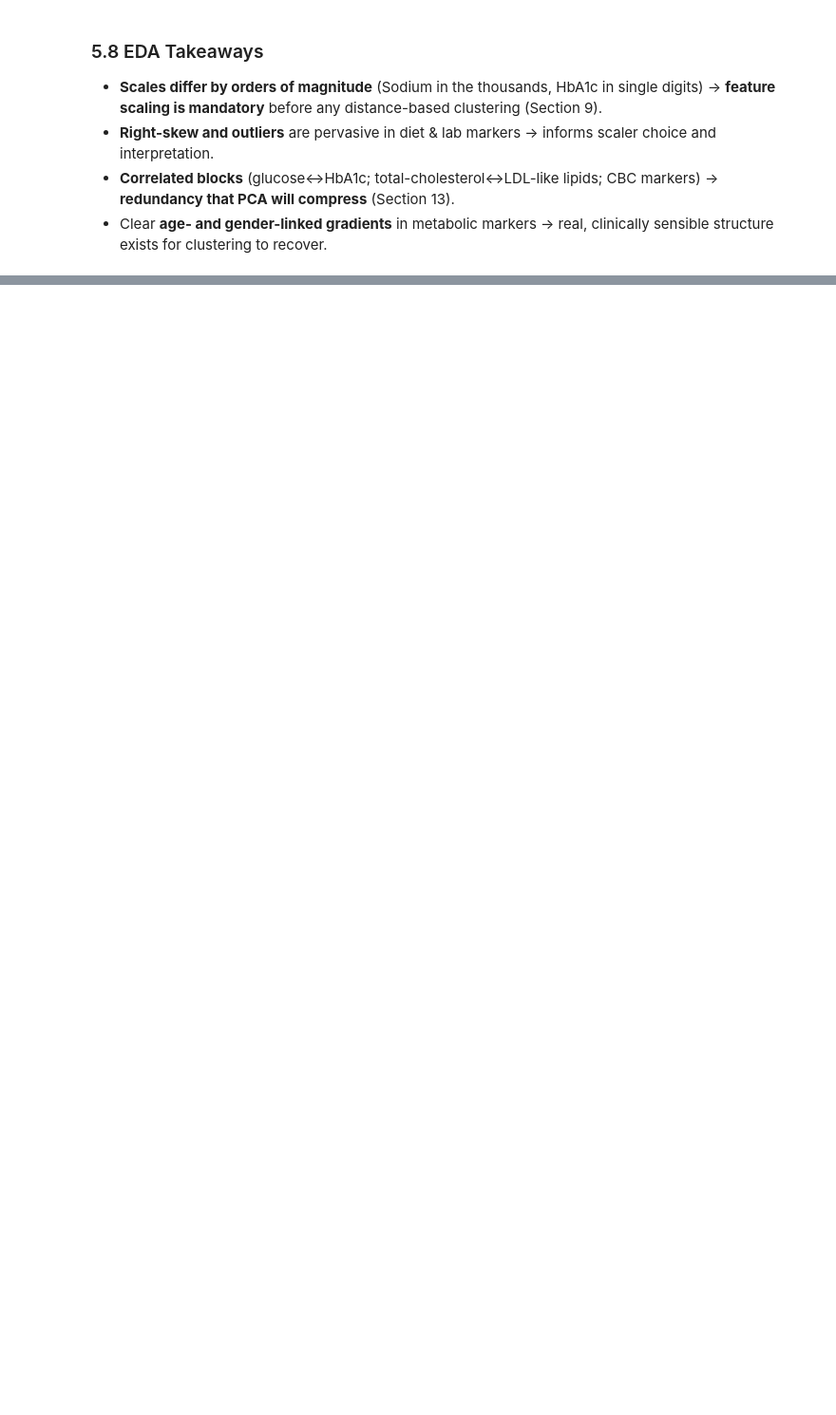
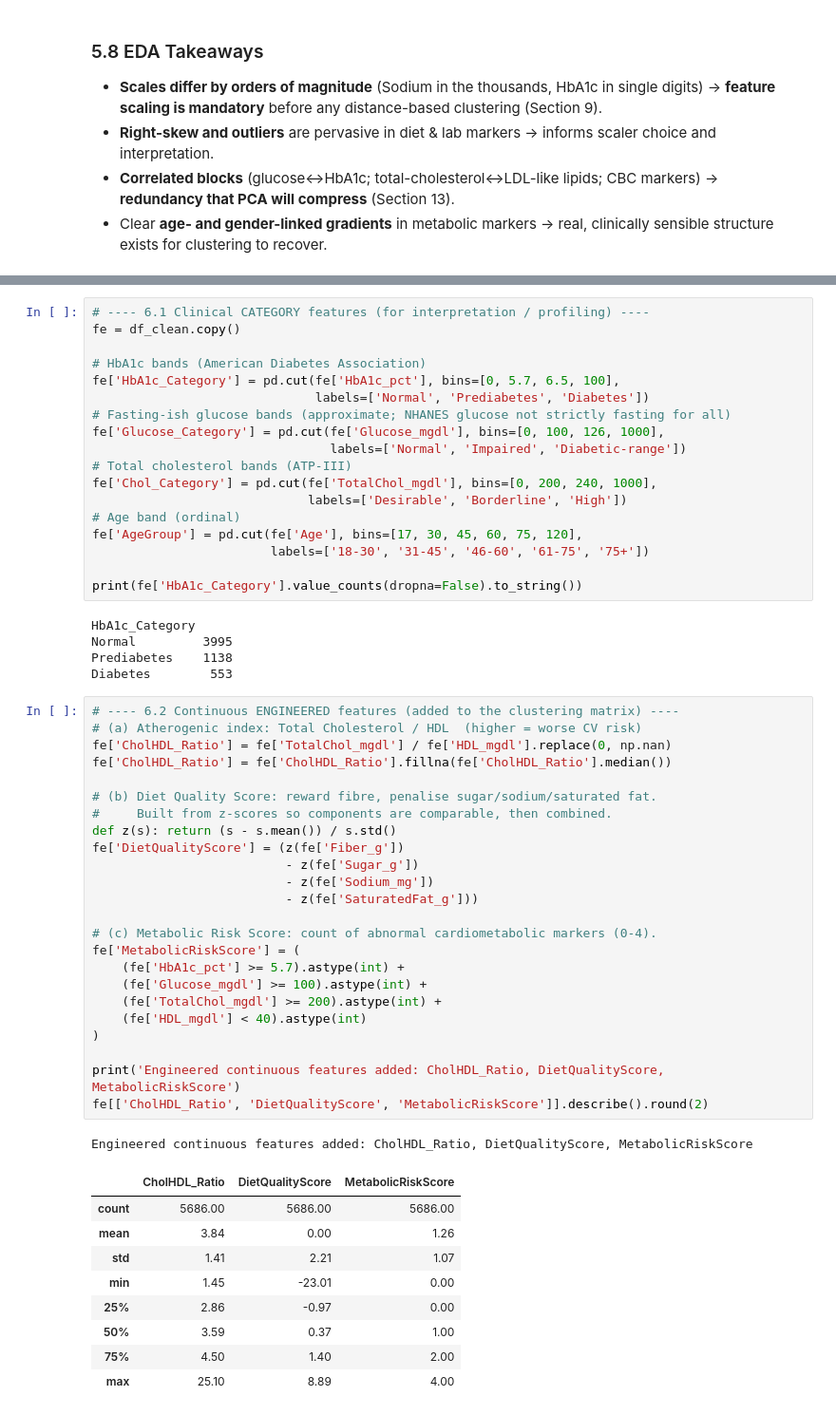
Before and after one commit to Syed-Irfan-1165/Patient-Segmentation-using-Unsupervised-Machine-Learning, a Jupyter notebook: notebooks/NHANES_Patient_Segmentation_PROGRESS.ipynb, the cells around one changed output, grey strips where cells are left out. Shown at 95% size. Cells and saved outputs as stored; diff of their text form; blank space fills up the shorter version.

```diff
--- a/notebooks/NHANES_Patient_Segmentation_PROGRESS.ipynb
+++ b/notebooks/NHANES_Patient_Segmentation_PROGRESS.ipynb
@@ -866,0 +879,58 @@ plt.tight_layout(); plt.show()
+# %%
+# ---- 6.1 Clinical CATEGORY features (for interpretation / profiling) ----
+fe = df_clean.copy()
+
+# HbA1c bands (American Diabetes Association)
+fe['HbA1c_Category'] = pd.cut(fe['HbA1c_pct'], bins=[0, 5.7, 6.5, 100],
+                              labels=['Normal', 'Prediabetes', 'Diabetes'])
+# Fasting-ish glucose bands (approximate; NHANES glucose not strictly fasting for all)
+fe['Glucose_Category'] = pd.cut(fe['Glucose_mgdl'], bins=[0, 100, 126, 1000],
+                                labels=['Normal', 'Impaired', 'Diabetic-range'])
+# Total cholesterol bands (ATP-III)
+fe['Chol_Category'] = pd.cut(fe['TotalChol_mgdl'], bins=[0, 200, 240, 1000],
+                             labels=['Desirable', 'Borderline', 'High'])
+# Age band (ordinal)
+fe['AgeGroup'] = pd.cut(fe['Age'], bins=[17, 30, 45, 60, 75, 120],
+                        labels=['18-30', '31-45', '46-60', '61-75', '75+'])
+
+print(fe['HbA1c_Category'].value_counts(dropna=False).to_string())
+# %% [output]
+HbA1c_Category
+Normal         3995
+Prediabetes    1138
+Diabetes        553
+# %%
+# ---- 6.2 Continuous ENGINEERED features (added to the clustering matrix) ----
+# (a) Atherogenic index: Total Cholesterol / HDL  (higher = worse CV risk)
+fe['CholHDL_Ratio'] = fe['TotalChol_mgdl'] / fe['HDL_mgdl'].replace(0, np.nan)
+fe['CholHDL_Ratio'] = fe['CholHDL_Ratio'].fillna(fe['CholHDL_Ratio'].median())
+
+# (b) Diet Quality Score: reward fibre, penalise sugar/sodium/saturated fat.
+#     Built from z-scores so components are comparable, then combined.
+def z(s): return (s - s.mean()) / s.std()
+fe['DietQualityScore'] = (z(fe['Fiber_g'])
+                          - z(fe['Sugar_g'])
+                          - z(fe['Sodium_mg'])
+                          - z(fe['SaturatedFat_g']))
+
+# (c) Metabolic Risk Score: count of abnormal cardiometabolic markers (0-4).
+fe['MetabolicRiskScore'] = (
+    (fe['HbA1c_pct'] >= 5.7).astype(int) +
+    (fe['Glucose_mgdl'] >= 100).astype(int) +
+    (fe['TotalChol_mgdl'] >= 200).astype(int) +
+    (fe['HDL_mgdl'] < 40).astype(int)
+)
+
+print('Engineered continuous features added: CholHDL_Ratio, DietQualityScore, MetabolicRiskScore')
+fe[['CholHDL_Ratio', 'DietQualityScore', 'MetabolicRiskScore']].describe().round(2)
+# %% [output]
+Engineered continuous features added: CholHDL_Ratio, DietQualityScore, MetabolicRiskScore
+|  | CholHDL_Ratio | DietQualityScore | MetabolicRiskScore |
+| count | 5686.00 | 5686.00 | 5686.00 |
+| mean | 3.84 | 0.00 | 1.26 |
+| std | 1.41 | 2.21 | 1.07 |
+| min | 1.45 | -23.01 | 0.00 |
+| 25% | 2.86 | -0.97 | 0.00 |
+| 50% | 3.59 | 0.37 | 1.00 |
+| 75% | 4.50 | 1.40 | 2.00 |
+| max | 25.10 | 8.89 | 4.00 |
```
Also changed, not shown: parts of 3 cells of this notebook.
